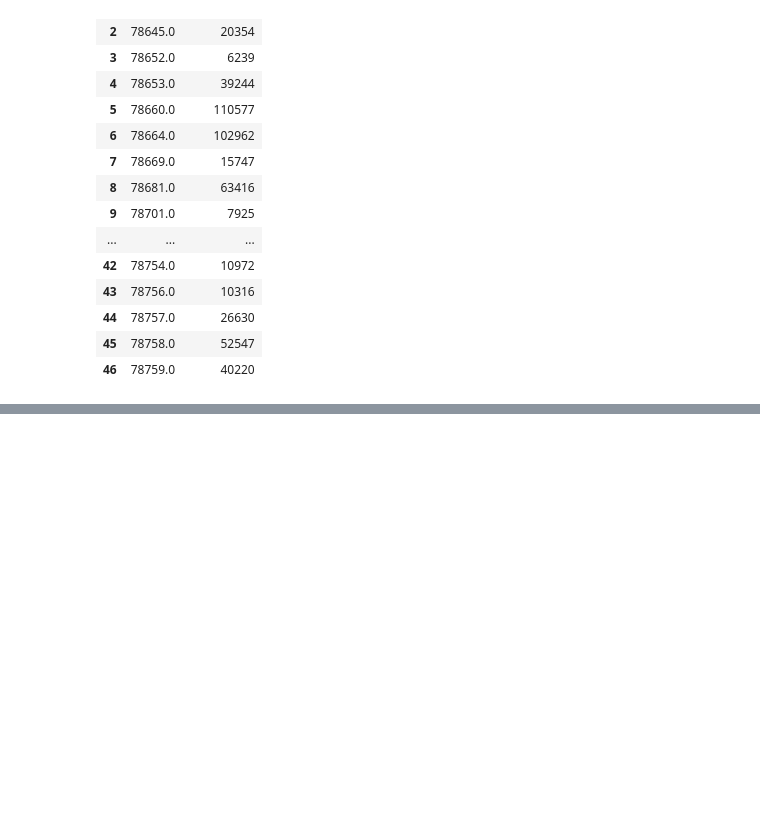
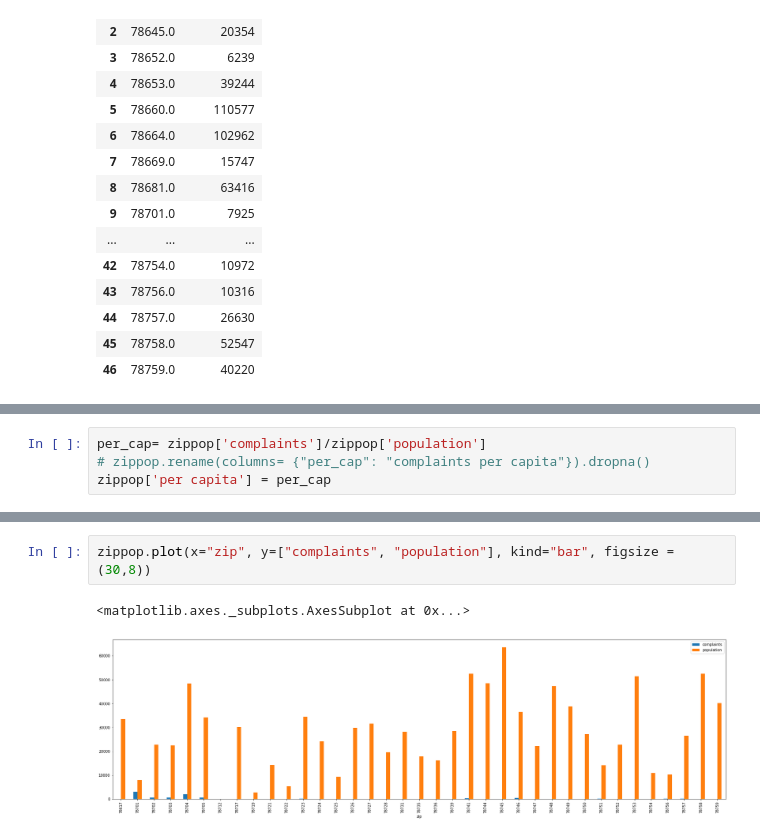
Before and after one commit to JansenKat/Scooters_In_Austin_Data_Analysis, a Jupyter notebook: resources/group_by_zip.ipynb, the cells around one changed output, grey strips where cells are left out. Drawn from its saved outputs; the diff is of its cells as text; blank space fills up the shorter version.

```diff
--- a/resources/group_by_zip.ipynb
+++ b/resources/group_by_zip.ipynb
@@ -184,3 +184,7 @@ zippop.plot(x="zip", y=["Complaints", "population"], kind="bar", figsize = (12,8
 # %% [output]
 <matplotlib.axes._subplots.AxesSubplot at 0x...>
 [figure]
+# %%
+per_cap= zippop['complaints']/zippop['population']
+# zippop.rename(columns= {"per_cap": "complaints per capita"}).dropna()
+zippop['per capita'] = per_cap
@@ -186,0 +211,5 @@ zippop.plot(x="zip", y=["Complaints", "population"], kind="bar", figsize = (12,8
+# %%
+zippop.plot(x="zip", y=["complaints", "population"], kind="bar", figsize = (30,8))
+# %% [output]
+<matplotlib.axes._subplots.AxesSubplot at 0x...>
+[figure, added]
```
Also changed, not shown: parts of 6 cells of this notebook.
